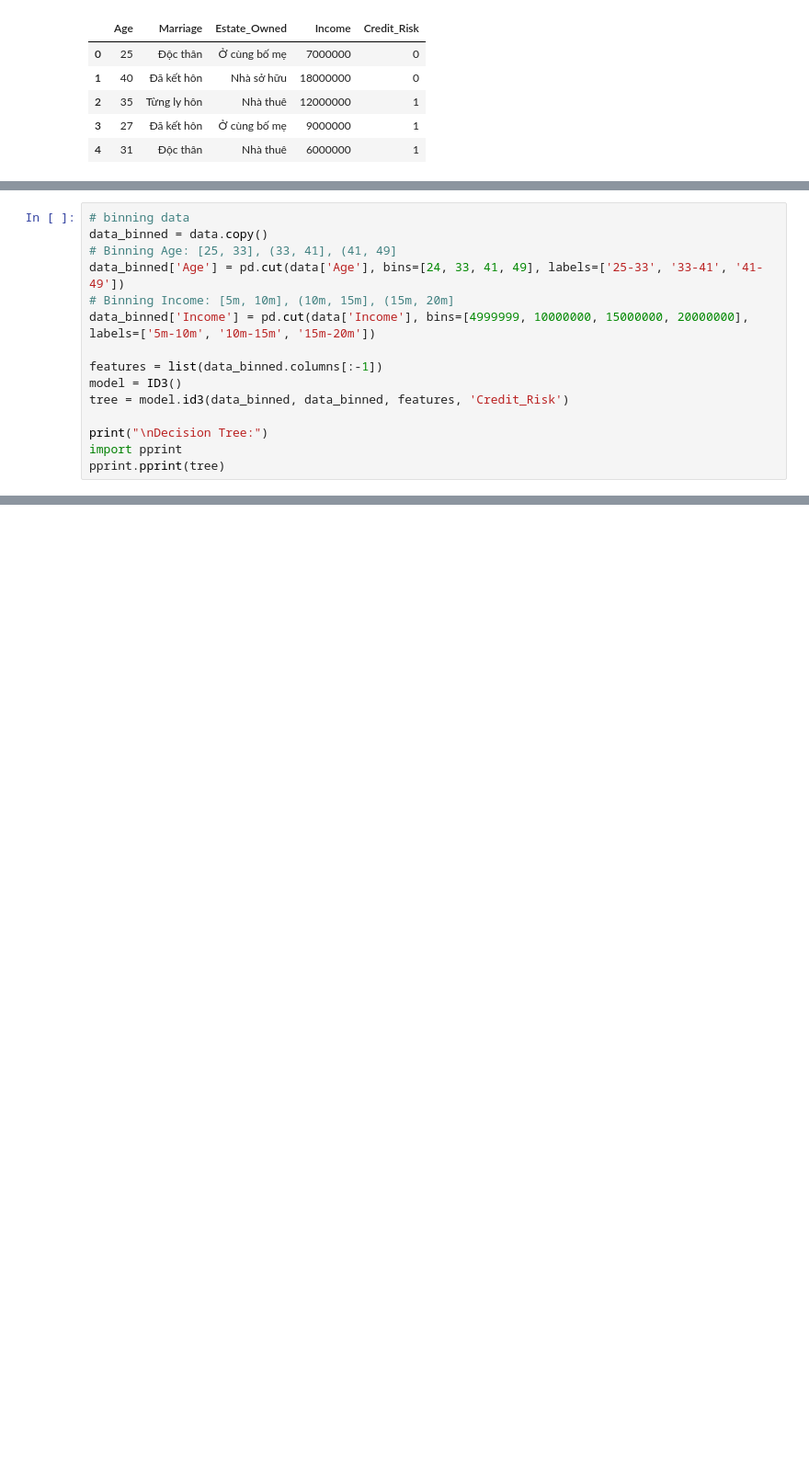
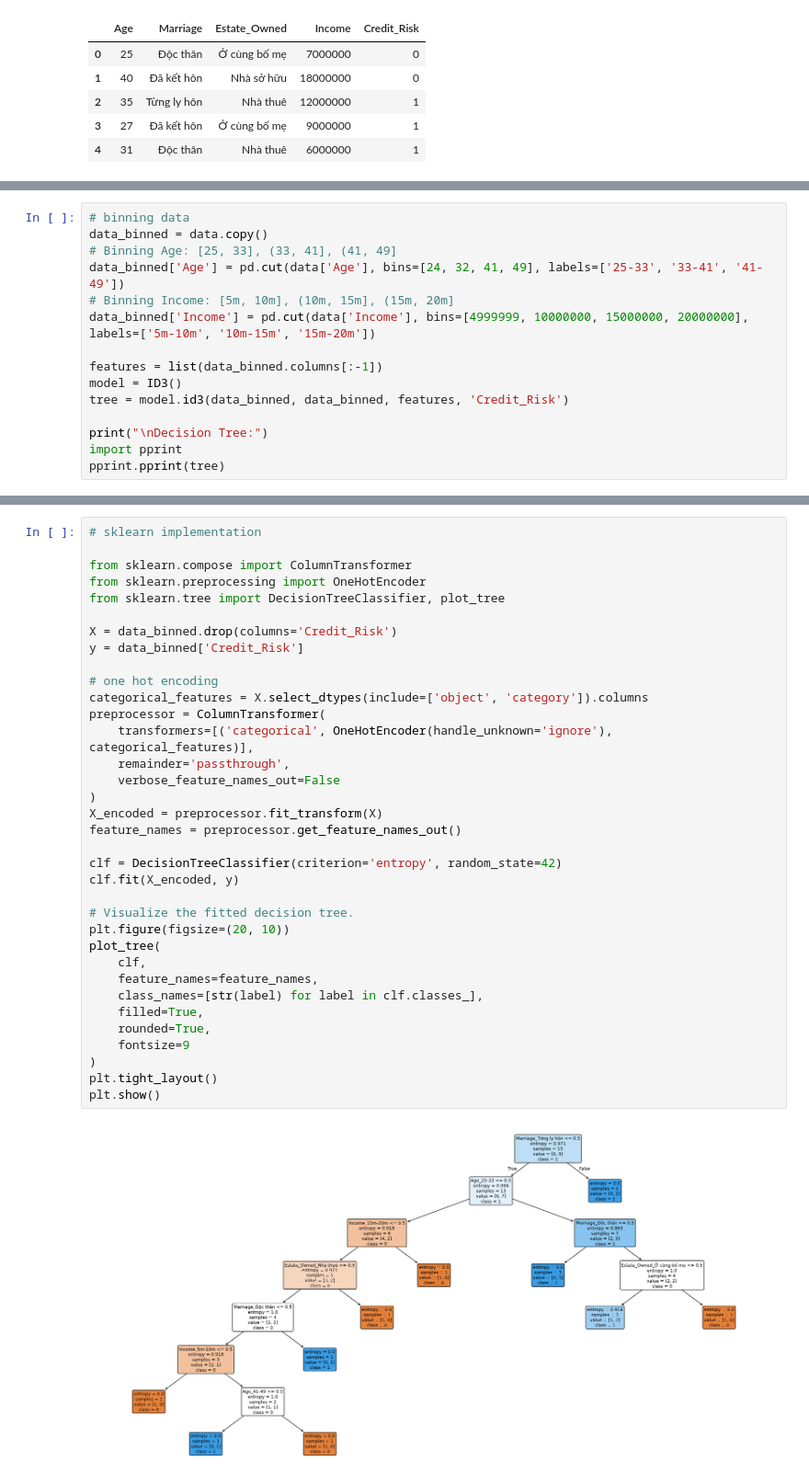
Before and after one commit to Star-rium/ml-practice, a Jupyter notebook: decision tree/ID3.ipynb, the cells around one changed output, grey strips where cells are left out. Shown at 92% size. Saved outputs shown, nothing was run; the diff lists cells and outputs as text; blank space fills up the shorter version.

```diff
--- a/decision tree/ID3.ipynb
+++ b/decision tree/ID3.ipynb
@@ -78,7 +79,7 @@ class ID3():
 # binning data
 data_binned = data.copy()
 # Binning Age: [25, 33], (33, 41], (41, 49]
-data_binned['Age'] = pd.cut(data['Age'], bins=[24, 33, 41, 49], labels=['25-33', '33-41', '41-49'])
+data_binned['Age'] = pd.cut(data['Age'], bins=[24, 32, 41, 49], labels=['25-33', '33-41', '41-49'])
 # Binning Income: [5m, 10m], (10m, 15m], (15m, 20m]
 data_binned['Income'] = pd.cut(data['Income'], bins=[4999999, 10000000, 15000000, 20000000], labels=['5m-10m', '10m-15m', '15m-20m'])
 
@@ -107,3 +108,40 @@ feature:       Age     Marriage Estate_Owned   Income  Credit_Risk
                                             'Nhà thuê': {'Age': {'25-33': {'Income': {'5m-10m': np.int64(1)}},
                                                                  '41-49': np.int64(0)}},
                                             'Ở cùng bố mẹ': np.int64(0)}}}}
+# %%
+# sklearn implementation
+
+from sklearn.compose import ColumnTransformer
+from sklearn.preprocessing import OneHotEncoder
+from sklearn.tree import DecisionTreeClassifier, plot_tree
+
+X = data_binned.drop(columns='Credit_Risk')
+y = data_binned['Credit_Risk']
+
+# one hot encoding
+categorical_features = X.select_dtypes(include=['object', 'category']).columns
+preprocessor = ColumnTransformer(
+    transformers=[('categorical', OneHotEncoder(handle_unknown='ignore'), categorical_features)],
+    remainder='passthrough',
+    verbose_feature_names_out=False
+)
+X_encoded = preprocessor.fit_transform(X)
+feature_names = preprocessor.get_feature_names_out()
+
+clf = DecisionTreeClassifier(criterion='entropy', random_state=42)
+clf.fit(X_encoded, y)
+
+# Visualize the fitted decision tree.
+plt.figure(figsize=(20, 10))
+plot_tree(
+    clf,
+    feature_names=feature_names,
+    class_names=[str(label) for label in clf.classes_],
+    filled=True,
+    rounded=True,
+    fontsize=9
+)
+plt.tight_layout()
+plt.show()
+# %% [output]
+[figure, added]
```
Also changed, not shown: parts of 3 cells of this notebook, 7 other files.
